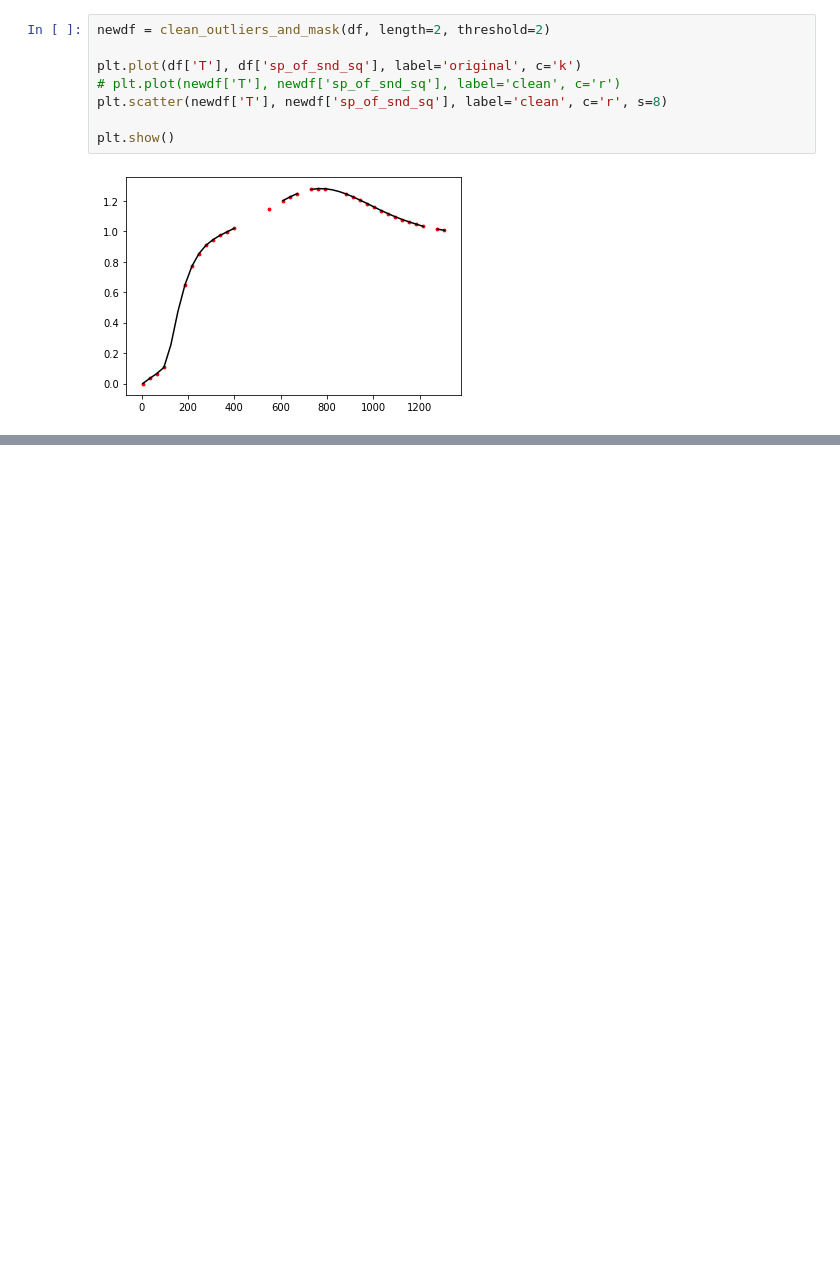
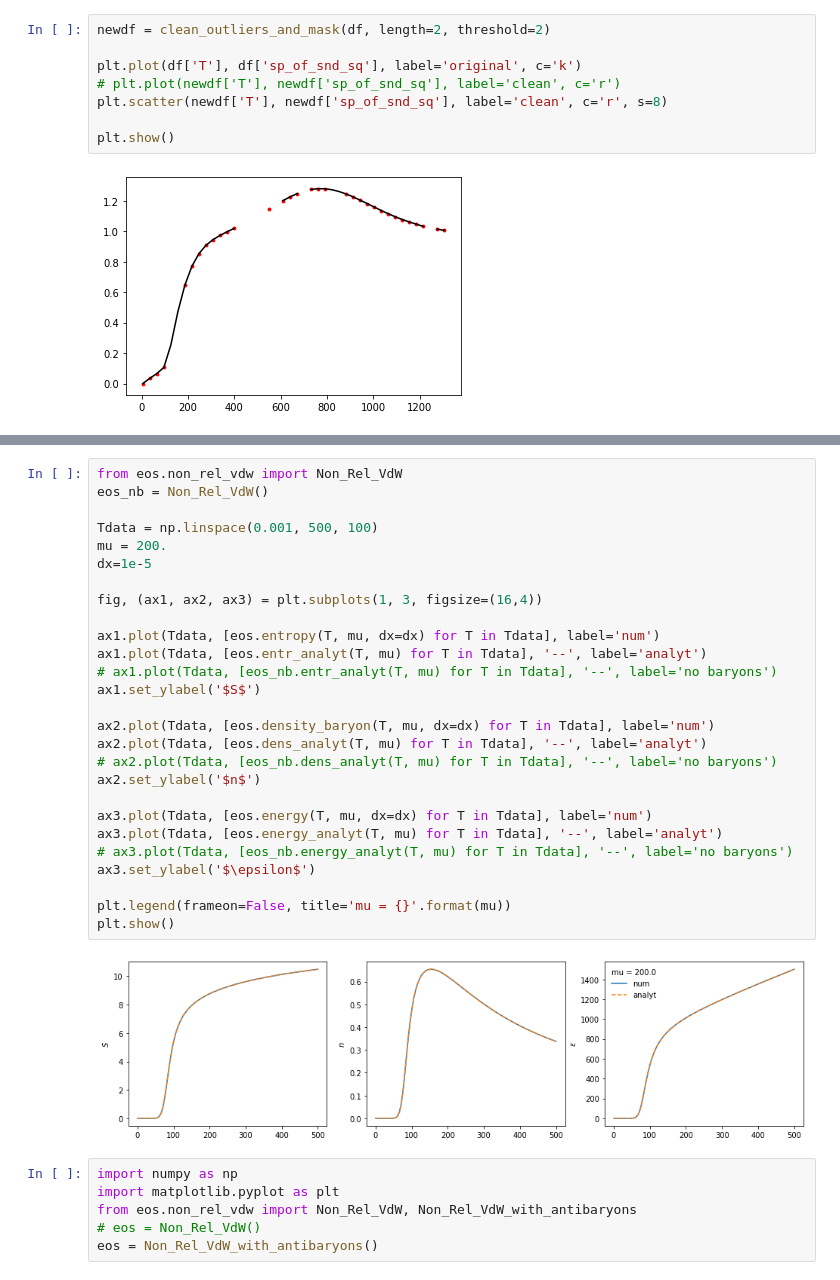
Before and after one commit to NazyS/relativistic-ISCT-EoS, a Jupyter notebook: notebook.ipynb, the cells around one changed output, grey strips where cells are left out. Saved outputs shown, nothing was run; the diff lists cells and outputs as text; blank space fills up the shorter version.

```diff
--- a/notebook.ipynb
+++ b/notebook.ipynb
@@ -338,0 +420,35 @@ plt.show()
+# %%
+from eos.non_rel_vdw import Non_Rel_VdW
+eos_nb = Non_Rel_VdW()
+
+Tdata = np.linspace(0.001, 500, 100)
+mu = 200.
+dx=1e-5
+
+fig, (ax1, ax2, ax3) = plt.subplots(1, 3, figsize=(16,4))
+
+ax1.plot(Tdata, [eos.entropy(T, mu, dx=dx) for T in Tdata], label='num')
+ax1.plot(Tdata, [eos.entr_analyt(T, mu) for T in Tdata], '--', label='analyt')
+# ax1.plot(Tdata, [eos_nb.entr_analyt(T, mu) for T in Tdata], '--', label='no baryons')
+ax1.set_ylabel('$S$')
+
+ax2.plot(Tdata, [eos.density_baryon(T, mu, dx=dx) for T in Tdata], label='num')
+ax2.plot(Tdata, [eos.dens_analyt(T, mu) for T in Tdata], '--', label='analyt')
+# ax2.plot(Tdata, [eos_nb.dens_analyt(T, mu) for T in Tdata], '--', label='no baryons')
+ax2.set_ylabel('$n$')
+
+ax3.plot(Tdata, [eos.energy(T, mu, dx=dx) for T in Tdata], label='num')
+ax3.plot(Tdata, [eos.energy_analyt(T, mu) for T in Tdata], '--', label='analyt')
+# ax3.plot(Tdata, [eos_nb.energy_analyt(T, mu) for T in Tdata], '--', label='no baryons')
+ax3.set_ylabel('$\epsilon$')
+
+plt.legend(frameon=False, title='mu = {}'.format(mu))
+plt.show()
+# %% [output]
+[figure, added]
+# %%
+import numpy as np
+import matplotlib.pyplot as plt
+from eos.non_rel_vdw import Non_Rel_VdW, Non_Rel_VdW_with_antibaryons
+# eos = Non_Rel_VdW()
+eos = Non_Rel_VdW_with_antibaryons()
```
Also changed, not shown: parts of 6 cells of this notebook.
